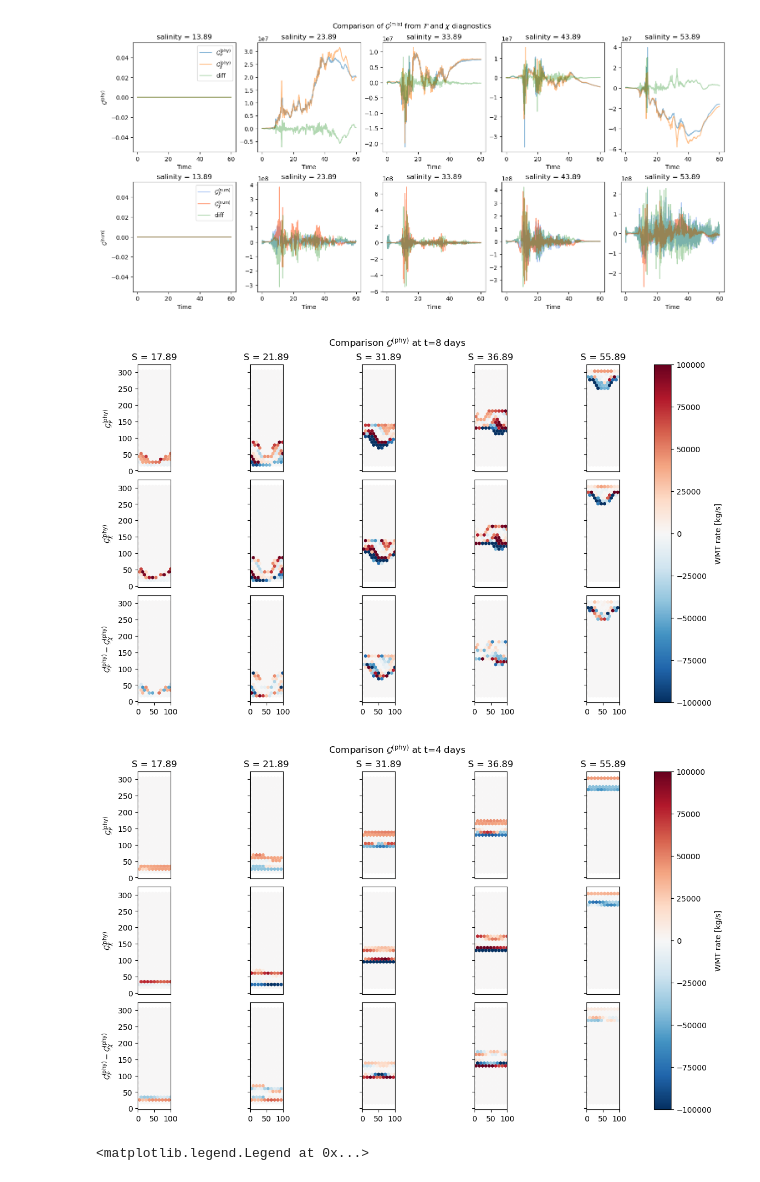
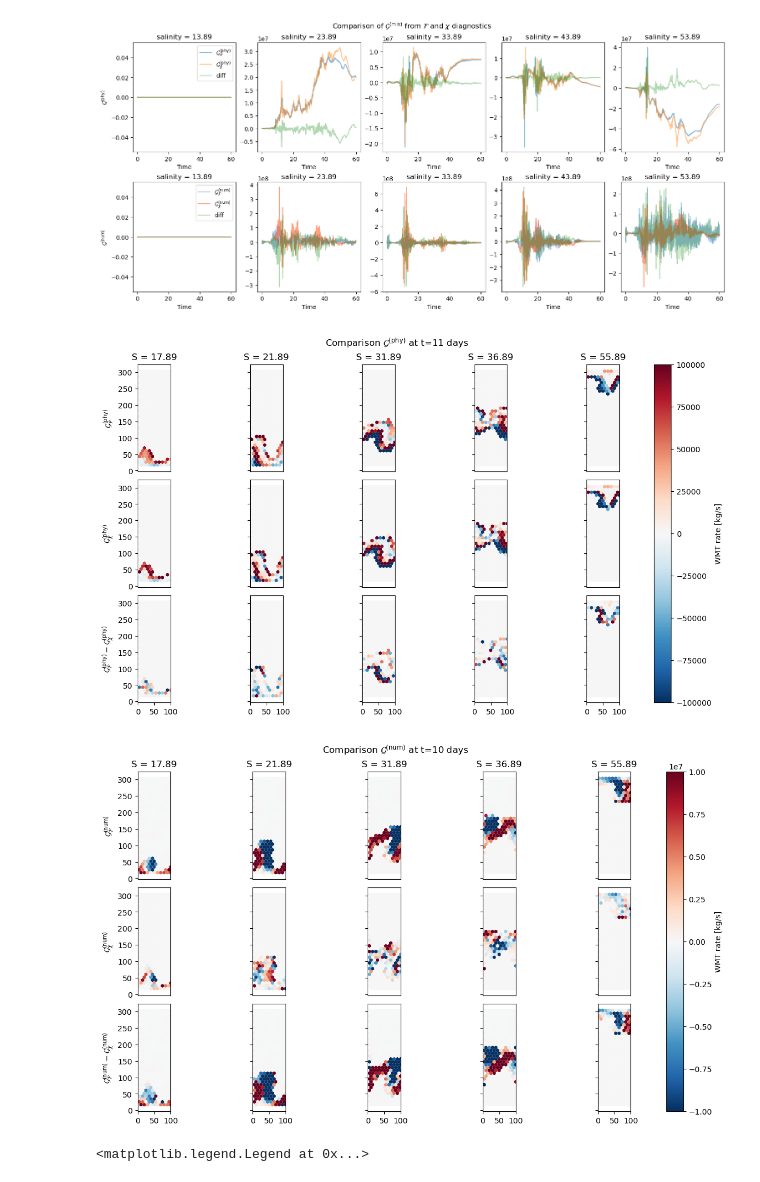
Before and after one commit to kailauyeda/WMT_DVD, a Jupyter notebook: bichan/analysis/preliminary_analysis.ipynb, the cells around one changed output. Cells and saved outputs as stored; diff of their text form; code cells hidden in the pictures.

```diff
--- a/bichan/analysis/preliminary_analysis.ipynb
+++ b/bichan/analysis/preliminary_analysis.ipynb
@@ -658,7 +631,7 @@ def find_min_max_idx(da):
 --------
 # %%
 rho_0 = 1026
-target_coord_spacing = 1
+target_coord_spacing = 0.25
 
 mass, mass_transform, dM_dt = calculate_dM_dt(mesh, avg_ds_output, ss_ds_output, target_coord_spacing)
 G_F_phy_ds, G_chi_phy_ds, G_chi_num_ds, dM_dt_ds, G_F_num_ds, budget_ds = calculate_budget(rho_0, mesh, avg_ds_output, target_coord_spacing)
@@ -673,0 +678,6 @@ Calculating G_F_num
+# %%
+target_coord_spacing_array = np.array([0.25, 0.5, 1, 2, 3, 10])
+lambda_int_G_F_phy = dlambda_matrix_final[:,0]
+lambda_int_G_F_num = dlambda_matrix_final[:,1]
+lambda_int_G_chi_phy = dlambda_matrix_final[:,2]
+lambda_int_G_chi_num = dlambda_matrix_final[:,3]
@@ -883,13 +1089,16 @@ for i in range(0,5):
     budget_ds.G_chi_num.isel(salinity = i*10).sum(dim='nCells').plot(ax = ax[2,i], alpha = 0.5, color= 'orangered',label=r'$\mathcal{G}_\chi^{\text{(num)}}$')
 
     G_num_diff.isel(salinity = i*10).sum(dim='nCells').plot(ax=ax[3,i], color='green')
+    ax[0,i].set_ylabel('')
+    ax[1,i].set_ylabel('')
+    ax[2,i].set_ylabel('')
 
 ax[0,0].legend()
 ax[2,0].legend()
-ax[0,0].set_ylabel(r'$\mathcal{G}^{\text{(phy)}}$')
-ax[1,0].set_ylabel(r'$\mathcal{G}_\mathcal{F}^{\text{(phy)}} - \mathcal{G}_\chi^{\text{(phy)}}$')
-ax[2,0].set_ylabel(r'$\mathcal{G}^{\text{(num)}}$')
-ax[3,0].set_ylabel(r'$\mathcal{G}_\mathcal{F}^{\text{(num)}} - \mathcal{G}_\chi^{\text{(num)}}$')
+ax[0,0].set_ylabel(r'$\mathcal{G}^{\text{(phy)}}$ [kg/s]')
+ax[1,0].set_ylabel(r'$\mathcal{G}_\mathcal{F}^{\text{(phy)}} - \mathcal{G}_\chi^{\text{(phy)}}$ [kg/s]')
+ax[2,0].set_ylabel(r'$\mathcal{G}^{\text{(num)}}$ [kg/s]')
+ax[3,0].set_ylabel(r'$\mathcal{G}_\mathcal{F}^{\text{(num)}} - \mathcal{G}_\chi^{\text{(num)}}$ [kg/s]')
 
 
 fig.suptitle(r'Comparison of $\mathcal{G}^\text{(mix)}$ from $\mathcal{F}$ and $\chi$ diagnostics')
@@ -936,7 +1145,7 @@ row_variables = ['G_F_phy_center' ,'G_chi_phy', 'diff']
 
 for i in range(0,3):
     for j in range(0,5):
-        c = mosaic.polypcolor(ax[i,j], descriptor, budget_ds[row_variables[i]].isel(salinity = isosurface_idx[j]).isel(Time=100),
+        c = mosaic.polypcolor(ax[i,j], descriptor, budget_ds[row_variables[i]].isel(salinity = isosurface_idx[j]).isel(Time=112),
                           cmap = 'RdBu_r', vmin= -1e5, vmax = 1e5)
 
 # format
@@ -963,50 +1172,50 @@ ax[2,0].set_yticklabels(np.arange(0,350,50).astype(str))
 ax[2,0].set_ylabel(r'$\mathcal{G}_\mathcal{F}^{\text{(phy)}} - \mathcal{G}_\chi^{\text{(phy)}}$')
 
 fig.colorbar(c, ax=ax, label = 'WMT rate [kg/s]')
-fig.suptitle(r'Comparison $\mathcal{G}^{\text{(phy)}}$ at t=8 days');
+fig.suptitle(r'Comparison $\mathcal{G}^{\text{(phy)}}$ at t=11 days');
 # %% [output]
-[figure, old version]
+[figure, new version]
 # %%
 # comparison of G_F_phy and G_chi_phy on salinity surfaces
 fig, ax = plt.subplots(nrows=3, ncols=5, constrained_layout=True, figsize=(12,7))
 
-budget_ds['diff'] = budget_ds.G_F_phy_center - budget_ds.G_chi_phy
+budget_ds['diff'] = budget_ds.G_F_num - budget_ds.G_chi_num
 
 isosurface_idx = np.array([4,8,18,23,42])
-row_variables = ['G_F_phy_center' ,'G_chi_phy', 'diff']
+row_variables = ['G_F_num' ,'G_chi_num', 'diff']
 
 for i in range(0,3):
     for j in range(0,5):
-        c = mosaic.polypcolor(ax[i,j], descriptor, budget_ds[row_variables[i]].isel(salinity = isosurface_idx[j]).isel(Time=50),
-                          cmap = 'RdBu_r', vmin= -1e5, vmax = 1e5)
+        c = mosaic.polypcolor(ax[i,j], descriptor, budget_ds[row_variables[i]].isel(salinity = isosurface_idx[j]).isel(Time=120),
+                          cmap = 'RdBu_r', vmin= -1e7, vmax = 1e7)
 
 # format
 for i in range(0,3):
     for j in range(0,5):
         ax[i,j].set_yticklabels([])
         ax[i,j].set_xticks([])
         ax[i,j].set_aspect(1.0)
         ax[0,j].set_title(f'S = {np.round(budget_ds.salinity[isosurface_idx[j]].values,decimals=2)}')
         ax[2,j].set_xticks(np.arange(0,150000,50000))
         ax[2,j].set_xticklabels(np.arange(0,150,50).astype(str))
 
 # y axes
 ax[0,0].set_yticks(np.arange(0,350000,50000))
 ax[0,0].set_yticklabels(np.arange(0,350,50).astype(str))
-ax[0,0].set_ylabel(r'$\mathcal{G}_\mathcal{F}^{\text{(phy)}}$')
+ax[0,0].set_ylabel(r'$\mathcal{G}_\mathcal{F}^{\text{(num)}}$')
 
 ax[1,0].set_yticks(np.arange(0,350000,50000))
 ax[1,0].set_yticklabels(np.arange(0,350,50).astype(str))
-ax[1,0].set_ylabel(r'$\mathcal{G}_\chi^{\text{(phy)}}$')
+ax[1,0].set_ylabel(r'$\mathcal{G}_\chi^{\text{(num)}}$')
 
 ax[2,0].set_yticks(np.arange(0,350000,50000))
 ax[2,0].set_yticklabels(np.arange(0,350,50).astype(str))
-ax[2,0].set_ylabel(r'$\mathcal{G}_\mathcal{F}^{\text{(phy)}} - \mathcal{G}_\chi^{\text{(phy)}}$')
+ax[2,0].set_ylabel(r'$\mathcal{G}_\mathcal{F}^{\text{(num)}} - \mathcal{G}_\chi^{\text{(num)}}$')
 
 fig.colorbar(c, ax=ax, label = 'WMT rate [kg/s]')
-fig.suptitle(r'Comparison $\mathcal{G}^{\text{(phy)}}$ at t=4 days');
+fig.suptitle(r'Comparison $\mathcal{G}^{\text{(num)}}$ at t=10 days');
 # %% [output]
-[figure, old version]
+[figure, new version]
 # %%
 budget_ds.G_F_num.sum(dim=['salinity','nCells']).plot(color='blue', label = r'$\mathcal{G}_F^{\text{(num)}}$')
 budget_ds.G_chi_num.sum(dim=['salinity','nCells']).plot(color='orange', label = r'$\mathcal{G}_\chi^{\text{(num)}}$')
```
Also changed, not shown: parts of 31 cells of this notebook.
